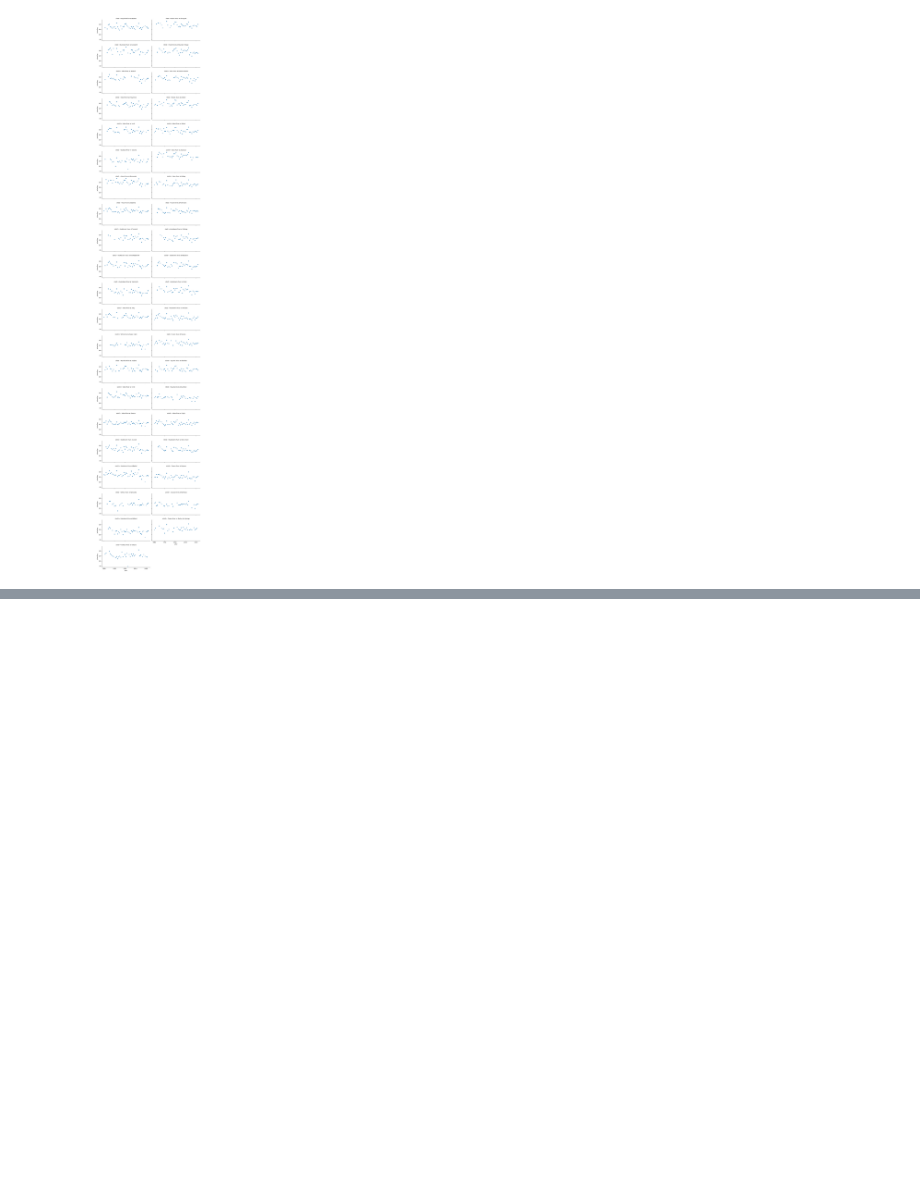
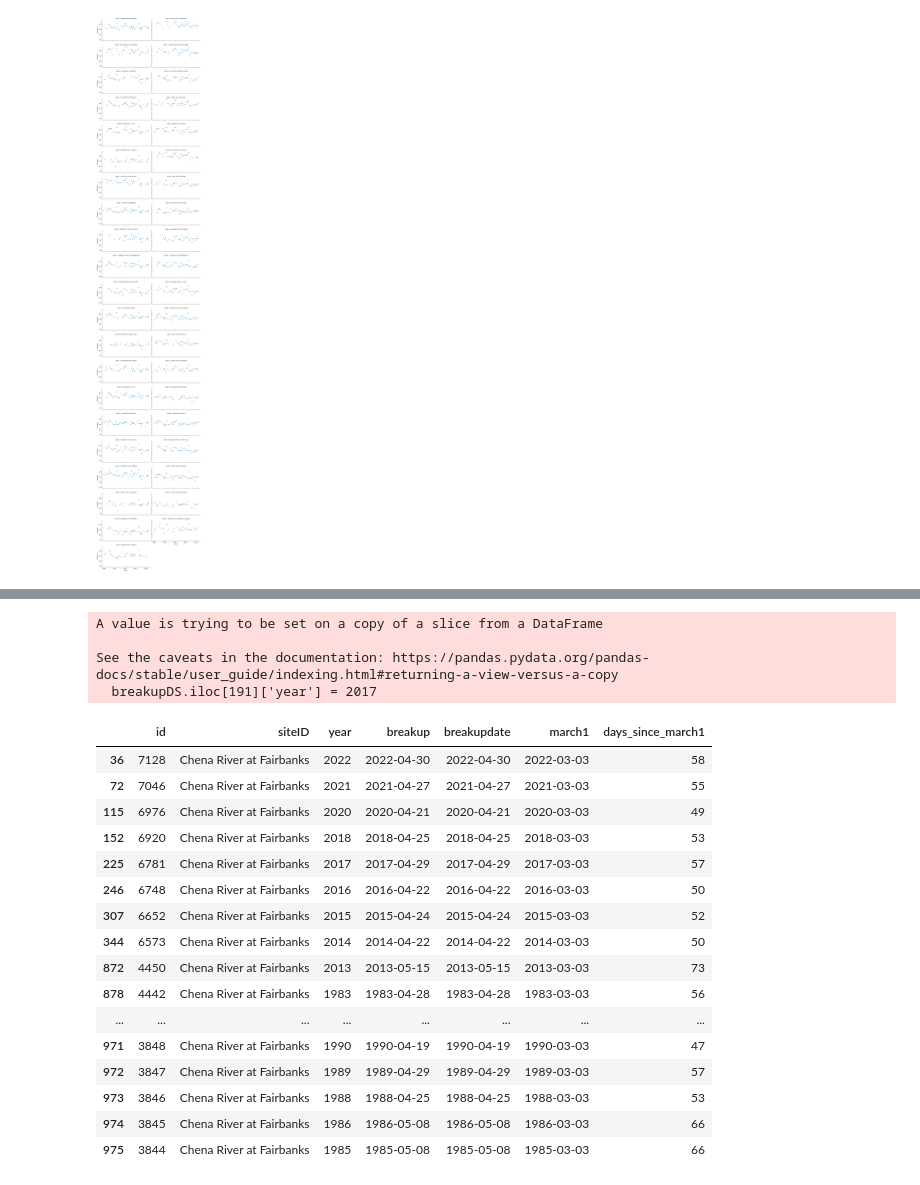
Before and after one commit to chryss/riverice, a Jupyter notebook: JupyterNotebooks/APRFC_breakupdata_clean.ipynb, the cells around one changed output, grey strips where cells are left out. Drawn from its saved outputs; the diff is of its cells as text; code cells hidden in the pictures; blank space fills up the shorter version.

```diff
--- a/JupyterNotebooks/APRFC_breakupdata_clean.ipynb
+++ b/JupyterNotebooks/APRFC_breakupdata_clean.ipynb
@@ -170,0 +174,3 @@ with open(outpath / "breakupDate_cleaned.csv", "w") as dst:
+# %%
+breakupDS = pd.read_csv(outpath / "breakupDate_cleaned.csv", skiprows=3, index_col=0)
+breakupDS
@@ -170,0 +191,3 @@ with open(outpath / "breakupDate_cleaned.csv", "w") as dst:
+# %%
+breakupDS = breakupDS[
+    breakupDS.siteID.str.startswith(('Tanana', 'Kuskokwim', 'Yukon', 'Buckland'))].sort_values(by=['siteID', 'year'])
@@ -170,0 +224,5 @@ with open(outpath / "breakupDate_cleaned.csv", "w") as dst:
+# %%
+breakupDS['breakupdate'] = pd.to_datetime(breakupDS.breakup).dt.date
+breakupDS['march1'] = breakupDS.apply(lambda row: dt.date(row.year, 3, 3), axis=1)
+breakupDS['days_since_march1'] = (breakupDS['breakupdate'] - breakupDS['march1']).dt.days
+breakupDS
@@ -170,0 +243,27 @@ with open(outpath / "breakupDate_cleaned.csv", "w") as dst:
+# %%
+breakupDS.iloc[191]['year'] = 2017
+# %% [output]
+A value is trying to be set on a copy of a slice from a DataFrame
+
+See the caveats in the documentation: https://pandas.pydata.org/pandas-docs/stable/user_guide/indexing.html#returning-a-view-versus-a-copy
+  breakupDS.iloc[191]['year'] = 2017
+# %%
+breakupDS[breakupDS.siteID=='Chena River at Fairbanks']
+# %% [output]
+|  | id | siteID | year | breakup | breakupdate | march1 | days_since_march1 |
+| 36 | 7128 | Chena River at Fairbanks | 2022 | 2022-04-30 | 2022-04-30 | 2022-03-03 | 58 |
+| 72 | 7046 | Chena River at Fairbanks | 2021 | 2021-04-27 | 2021-04-27 | 2021-03-03 | 55 |
+| 115 | 6976 | Chena River at Fairbanks | 2020 | 2020-04-21 | 2020-04-21 | 2020-03-03 | 49 |
+| 152 | 6920 | Chena River at Fairbanks | 2018 | 2018-04-25 | 2018-04-25 | 2018-03-03 | 53 |
+| 225 | 6781 | Chena River at Fairbanks | 2017 | 2017-04-29 | 2017-04-29 | 2017-03-03 | 57 |
+| 246 | 6748 | Chena River at Fairbanks | 2016 | 2016-04-22 | 2016-04-22 | 2016-03-03 | 50 |
+| 307 | 6652 | Chena River at Fairbanks | 2015 | 2015-04-24 | 2015-04-24 | 2015-03-03 | 52 |
+| 344 | 6573 | Chena River at Fairbanks | 2014 | 2014-04-22 | 2014-04-22 | 2014-03-03 | 50 |
+| 872 | 4450 | Chena River at Fairbanks | 2013 | 2013-05-15 | 2013-05-15 | 2013-03-03 | 73 |
+| 878 | 4442 | Chena River at Fairbanks | 1983 | 1983-04-28 | 1983-04-28 | 1983-03-03 | 56 |
+| ... | ... | ... | ... | ... | ... | ... | ... |
+| 971 | 3848 | Chena River at Fairbanks | 1990 | 1990-04-19 | 1990-04-19 | 1990-03-03 | 47 |
+| 972 | 3847 | Chena River at Fairbanks | 1989 | 1989-04-29 | 1989-04-29 | 1989-03-03 | 57 |
+| 973 | 3846 | Chena River at Fairbanks | 1988 | 1988-04-25 | 1988-04-25 | 1988-03-03 | 53 |
+| 974 | 3845 | Chena River at Fairbanks | 1986 | 1986-05-08 | 1986-05-08 | 1986-03-03 | 66 |
+| 975 | 3844 | Chena River at Fairbanks | 1985 | 1985-05-08 | 1985-05-08 | 1985-03-03 | 66 |
```
Also changed, not shown: parts of 14 cells of this notebook, 3 other files.
